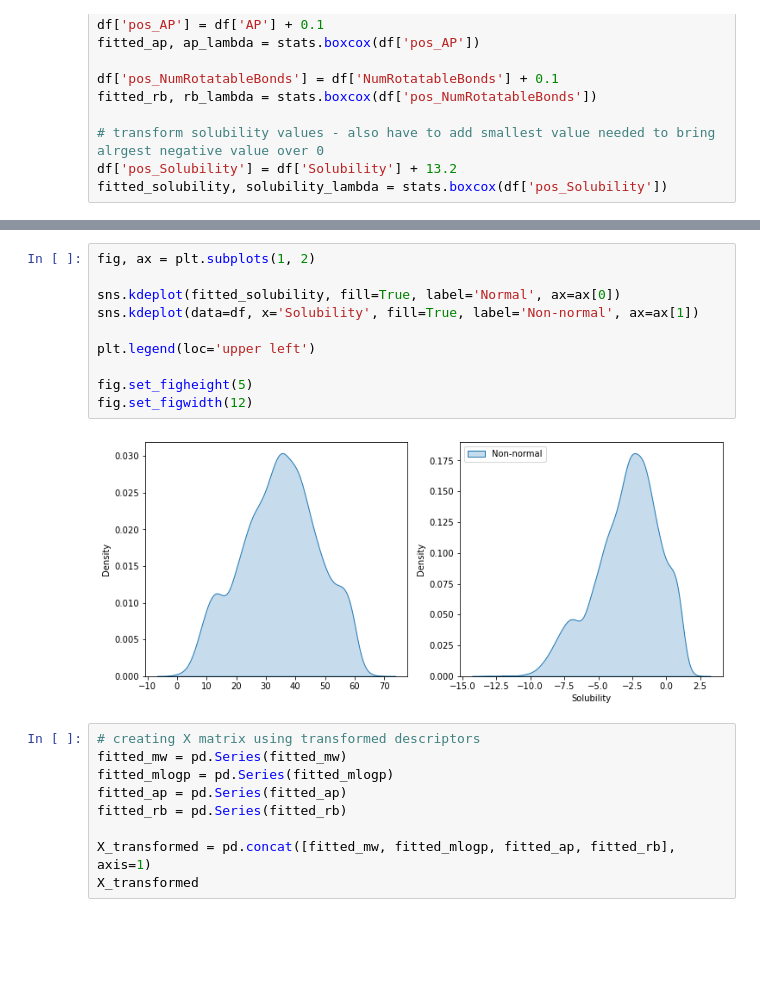
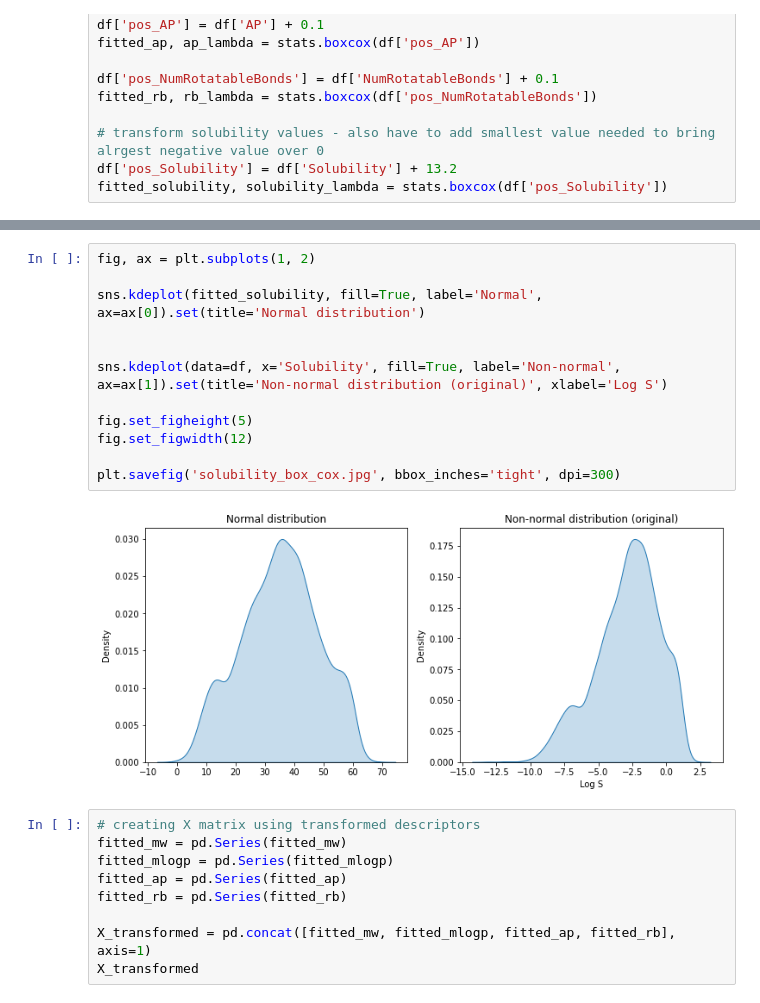
Before and after one commit to ayap20/CHEM6090_Project, a Jupyter notebook: Regression_models_solubility.ipynb, the cells around one changed output, grey strips where cells are left out. Drawn from its saved outputs; the diff is of its cells as text; blank space fills up the shorter version.

```diff
--- a/Regression_models_solubility.ipynb
+++ b/Regression_models_solubility.ipynb
@@ -77,15 +77,17 @@ solubility_lambda
 # %%
 fig, ax = plt.subplots(1, 2)
 
-sns.kdeplot(fitted_solubility, fill=True, label='Normal', ax=ax[0])
-sns.kdeplot(data=df, x='Solubility', fill=True, label='Non-normal', ax=ax[1])
+sns.kdeplot(fitted_solubility, fill=True, label='Normal', ax=ax[0]).set(title='Normal distribution')
 
-plt.legend(loc='upper left')
+
+sns.kdeplot(data=df, x='Solubility', fill=True, label='Non-normal', ax=ax[1]).set(title='Non-normal distribution (original)', xlabel='Log S')
 
 fig.set_figheight(5)
 fig.set_figwidth(12)
+
+plt.savefig('solubility_box_cox.jpg', bbox_inches='tight', dpi=300)
 # %% [output]
-[figure, old version]
+[figure, new version]
 # %%
 # creating X matrix using transformed descriptors
 fitted_mw = pd.Series(fitted_mw)
```
Also changed, not shown: parts of 38 cells of this notebook, 21 other files.
